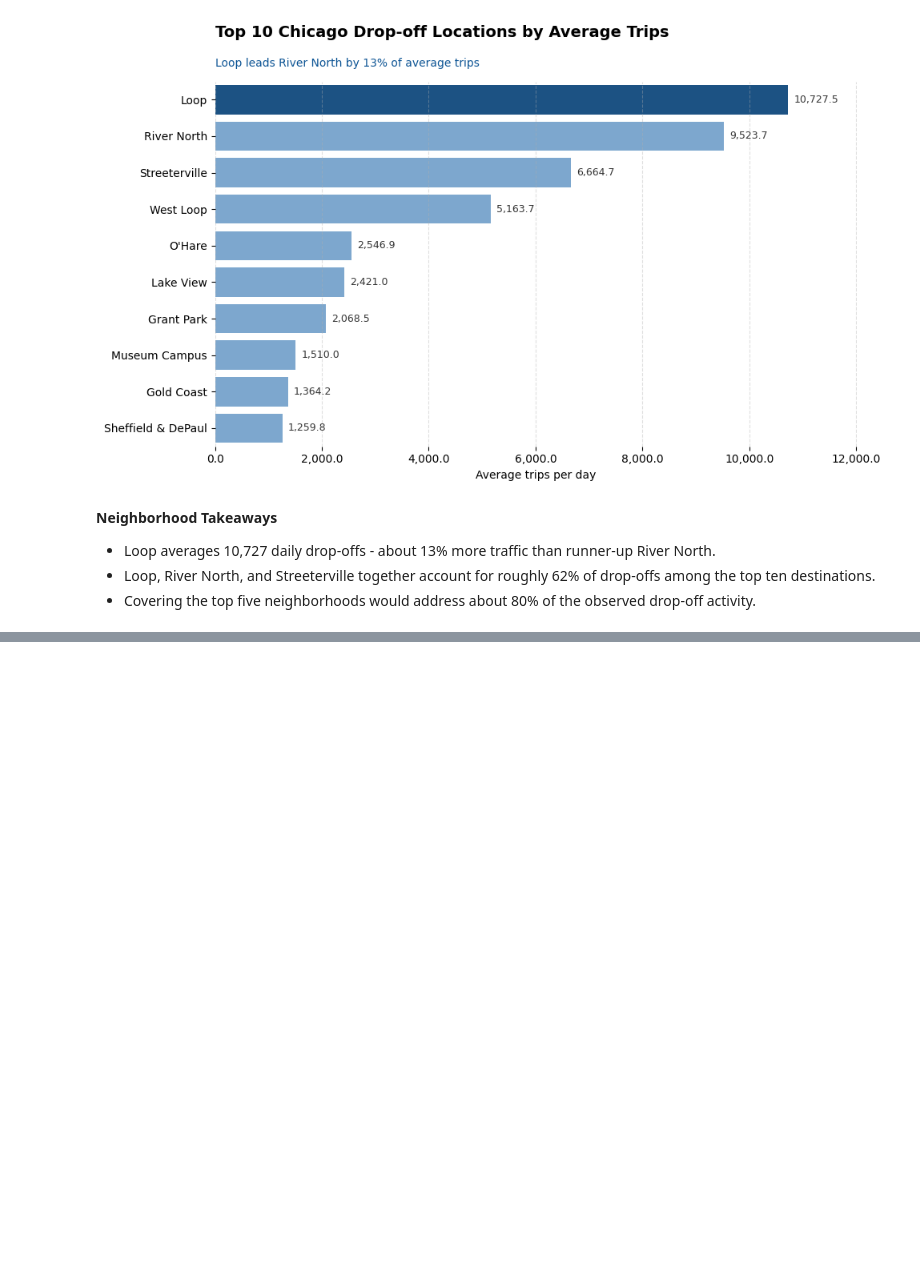
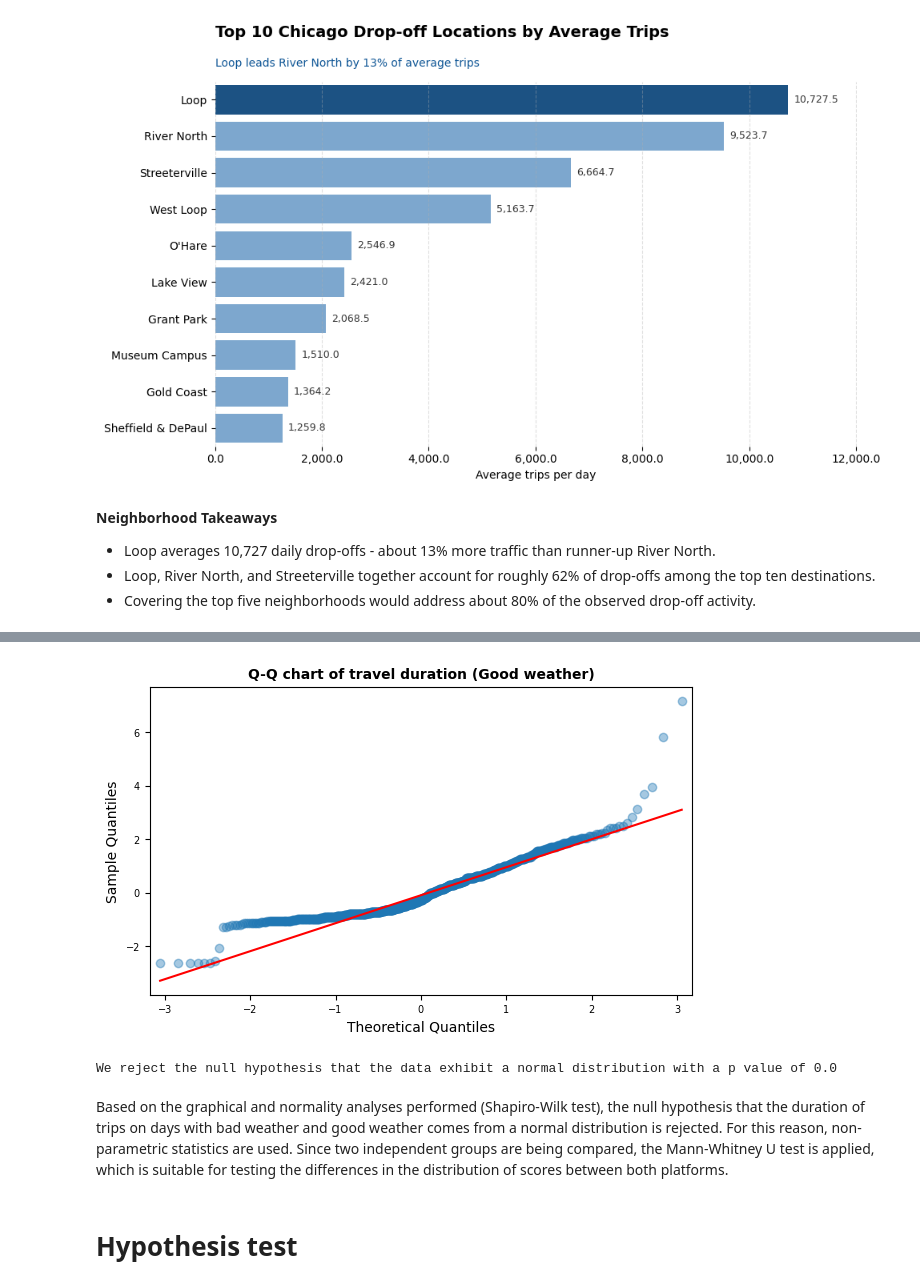
Before and after one commit to Juanhv24/Zuber-Impact-of-Weather-and-Other-External-Factors, a Jupyter notebook: Notebooks/trips_eda.ipynb, the cells around one changed output, grey strips where cells are left out. Drawn from its saved outputs; the diff is of its cells as text; code cells hidden in the pictures; blank space fills up the shorter version.

```diff
--- a/Notebooks/trips_eda.ipynb
+++ b/Notebooks/trips_eda.ipynb
@@ -205,0 +292,27 @@ plt.tight_layout()
+# %%
+fig, ax = plt.subplots(figsize=(7,4))
+sm.qqplot(
+    good_duration,
+    fit=True,
+    line='q',
+    alpha=0.4,
+    lw=2,
+    ax=ax
+)
+ax.set_title('Q-Q chart of travel duration (Good weather)', fontsize=10,
+             fontweight='bold')
+ax.tick_params(labelsize=7)
+# %% [output]
+[figure, added]
+# %%
+stat, p_value = stats.shapiro (good_duration)
+if p_value < 0.05:
+    print (f'We reject the null hypothesis that the data exhibit a normal distribution with a p value of {round(p_value, 2)}')
+else:
+    print (f'We accept the null hypothesis that the data exhibit a normal distribution with a p value of {round(p_value, 2)}')
+# %% [output]
+We reject the null hypothesis that the data exhibit a normal distribution with a p value of 0.0
+# %% [markdown]
+Based on the graphical and normality analyses performed (Shapiro-Wilk test), the null hypothesis that the duration of trips on days with bad weather and good weather comes from a normal distribution is rejected. For this reason, non-parametric statistics are used. Since two independent groups are being compared, the Mann-Whitney U test is applied, which is suitable for testing the differences in the distribution of scores between both platforms.
+# %% [markdown]
+# Hypothesis test
```
Also changed, not shown: parts of 14 cells of this notebook.
